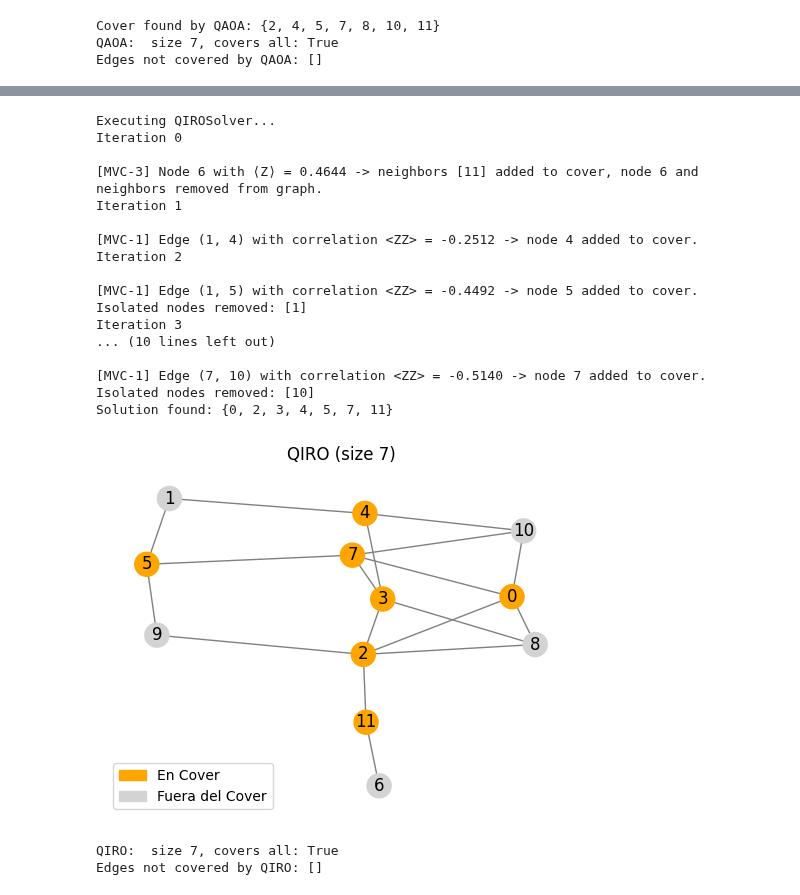
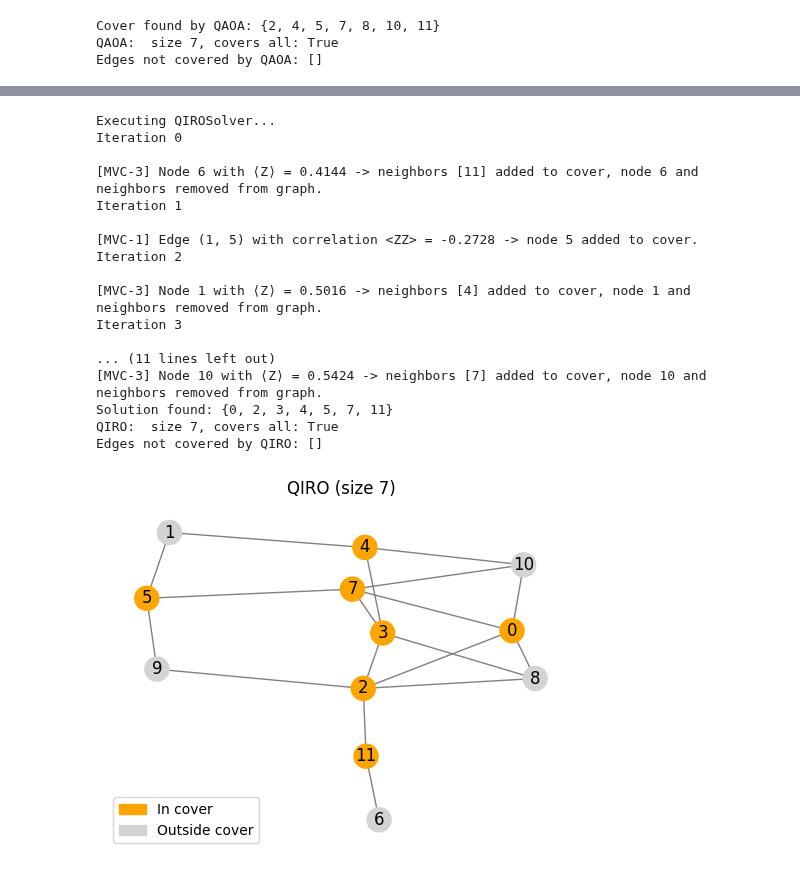
Before and after one commit to pabloramosdev/quantum_computing, a Jupyter notebook: Minimum Vertex Cover.ipynb, the cells around one changed output, grey strips where cells are left out. Drawn from its saved outputs; the diff is of its cells as text; code cells hidden in the pictures.

```diff
--- a/Minimum Vertex Cover.ipynb
+++ b/Minimum Vertex Cover.ipynb
@@ -141,36 +133,29 @@ qiro = QIROSolver(reducer=reducer)
 # %%
 print("Executing QIROSolver...")
 
-#qiro_cover = qiro.solve(graph=G)
-
-min_vertex_cover_problem = MinVertexCoverBitFlipMixer(graph=G)
-
-qiro_cover = qiro.solve(problem=min_vertex_cover_problem)
+qiro_cover = qiro.solve(problem=MinVertexCoverBitFlipMixer(graph=G))
 
 print(f"Solution found: {qiro_cover}")
-
-show_cover(G, qiro_cover, f"QIRO (size {len(qiro_cover)})")
-
 print(f"QIRO:  size {len(qiro_cover)}, "f"covers all: {is_vertex_cover(G, qiro_cover)}")
 print("Edges not covered by QIRO:", uncovered_edges(G, qiro_cover))
+
+show_solution(G, qiro_cover, f"QIRO (size {len(qiro_cover)})", text_orange="In cover", text_gray="Outside cover")
 # %% [output]
 Executing QIROSolver...
 Iteration 0
 
-[MVC-3] Node 6 with ⟨Z⟩ = 0.4644 -> neighbors [11] added to cover, node 6 and neighbors removed from graph.
+[MVC-3] Node 6 with ⟨Z⟩ = 0.4144 -> neighbors [11] added to cover, node 6 and neighbors removed from graph.
 Iteration 1
 
-[MVC-1] Edge (1, 4) with correlation <ZZ> = -0.2512 -> node 4 added to cover.
+[MVC-1] Edge (1, 5) with correlation <ZZ> = -0.2728 -> node 5 added to cover.
 Iteration 2
 
-[MVC-1] Edge (1, 5) with correlation <ZZ> = -0.4492 -> node 5 added to cover.
-Isolated nodes removed: [1]
+[MVC-3] Node 1 with ⟨Z⟩ = 0.5016 -> neighbors [4] added to cover, node 1 and neighbors removed from graph.
 Iteration 3
-... (10 lines left out)
 
-[MVC-1] Edge (7, 10) with correlation <ZZ> = -0.5140 -> node 7 added to cover.
-Isolated nodes removed: [10]
+... (11 lines left out)
+[MVC-3] Node 10 with ⟨Z⟩ = 0.5424 -> neighbors [7] added to cover, node 10 and neighbors removed from graph.
 Solution found: {0, 2, 3, 4, 5, 7, 11}
+QIRO:  size 7, covers all: True
+Edges not covered by QIRO: []
-[figure, old version]
+[figure, new version]
-QIRO:  size 7, covers all: True
-Edges not covered by QIRO: []
```
Also changed, not shown: parts of 6 cells of this notebook.
